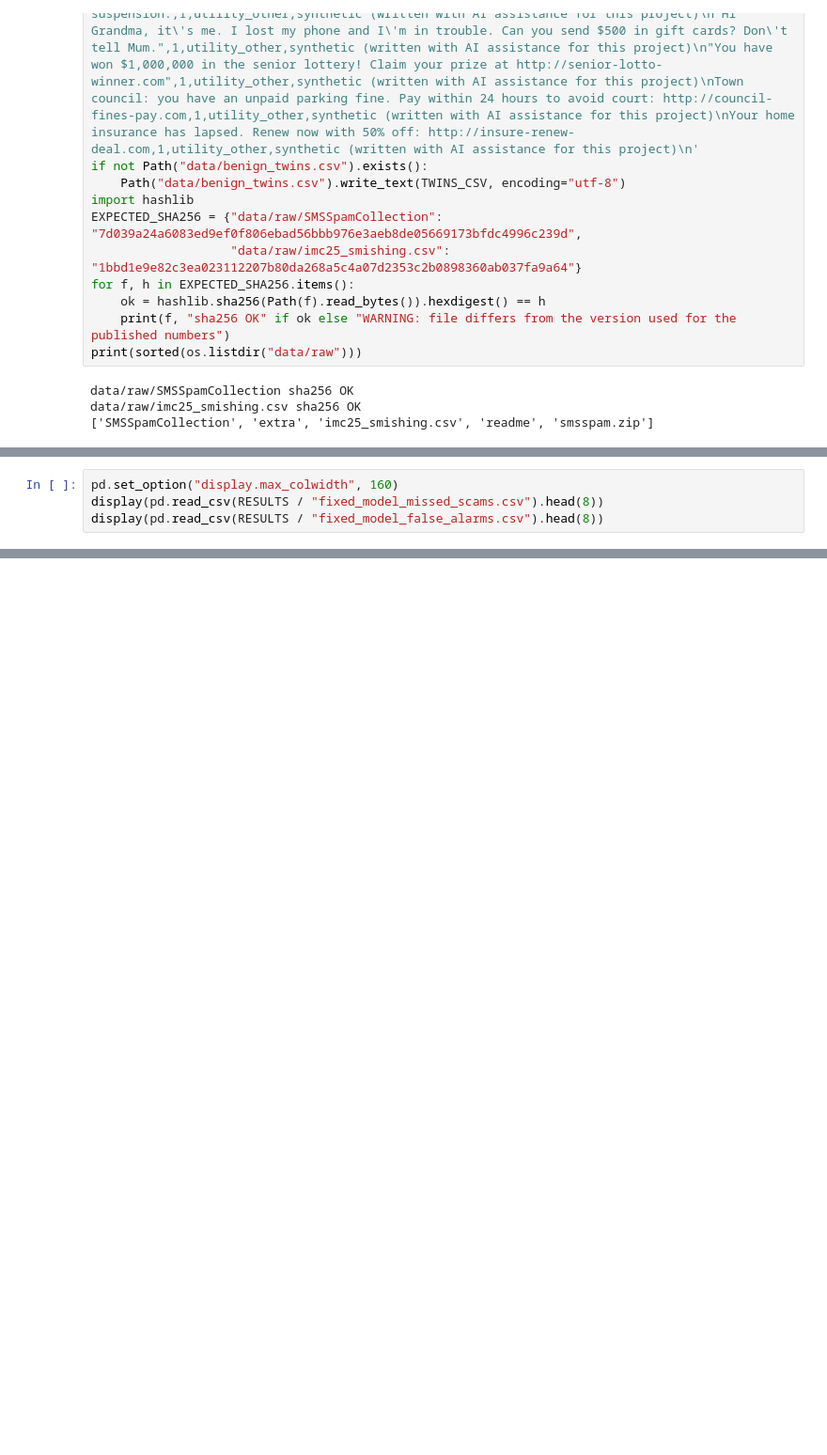
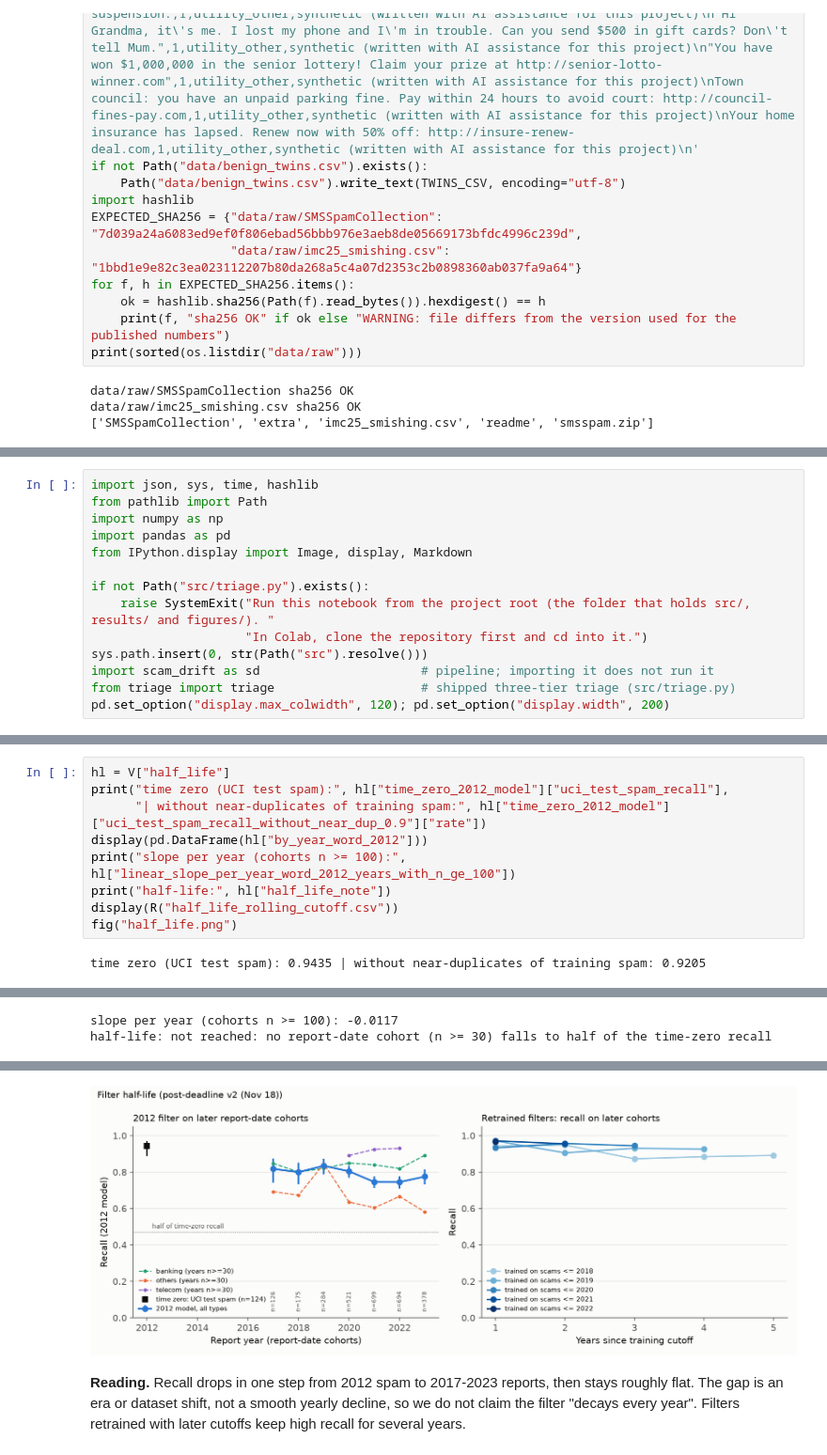
Before and after one commit to KnigguKniggu-droid/scam-drift, a Jupyter notebook: scam_drift.ipynb, the cells around one changed output, grey strips where cells are left out. Shown at 94% size. Saved outputs shown, nothing was run; the diff lists cells and outputs as text; blank space fills up the shorter version.

```diff
--- a/scam_drift.ipynb
+++ b/scam_drift.ipynb
@@ -1135,4 +58,0 @@ display(pd.read_csv(RESULTS / "benign_twins_by_category.csv"))
-# %%
-pd.set_option("display.max_colwidth", 160)
-display(pd.read_csv(RESULTS / "fixed_model_missed_scams.csv").head(8))
-display(pd.read_csv(RESULTS / "fixed_model_false_alarms.csv").head(8))
@@ -1183,0 +59,14 @@ saved; runtime_seconds = 23.9
+# %%
+import json, sys, time, hashlib
+from pathlib import Path
+import numpy as np
+import pandas as pd
+from IPython.display import Image, display, Markdown
+
+if not Path("src/triage.py").exists():
+    raise SystemExit("Run this notebook from the project root (the folder that holds src/, results/ and figures/). "
+                     "In Colab, clone the repository first and cd into it.")
+sys.path.insert(0, str(Path("src").resolve()))
+import scam_drift as sd                      # pipeline; importing it does not run it
+from triage import triage                    # shipped three-tier triage (src/triage.py)
+pd.set_option("display.max_colwidth", 120); pd.set_option("display.width", 200)
@@ -1183,0 +262,11 @@ saved; runtime_seconds = 23.9
+# %%
+hl = V["half_life"]
+print("time zero (UCI test spam):", hl["time_zero_2012_model"]["uci_test_spam_recall"],
+      "| without near-duplicates of training spam:", hl["time_zero_2012_model"]["uci_test_spam_recall_without_near_dup_0.9"]["rate"])
+display(pd.DataFrame(hl["by_year_word_2012"]))
+print("slope per year (cohorts n >= 100):", hl["linear_slope_per_year_word_2012_years_with_n_ge_100"])
+print("half-life:", hl["half_life_note"])
+display(R("half_life_rolling_cutoff.csv"))
+fig("half_life.png")
+# %% [output]
+time zero (UCI test spam): 0.9435 | without near-duplicates of training spam: 0.9205
@@ -1183,0 +284,2 @@ saved; runtime_seconds = 23.9
+slope per year (cohorts n >= 100): -0.0117
+half-life: not reached: no report-date cohort (n >= 30) falls to half of the time-zero recall
@@ -1183,0 +302,3 @@ saved; runtime_seconds = 23.9
+[figure, added]
+# %% [markdown]
+**Reading.** Recall drops in one step from 2012 spam to 2017-2023 reports, then stays roughly flat. The gap is an era or dataset shift, not a smooth yearly decline, so we do not claim the filter "decays every year". Filters retrained with later cutoffs keep high recall for several years.
```
Also changed, not shown: parts of 74 cells of this notebook, 28 other files.
